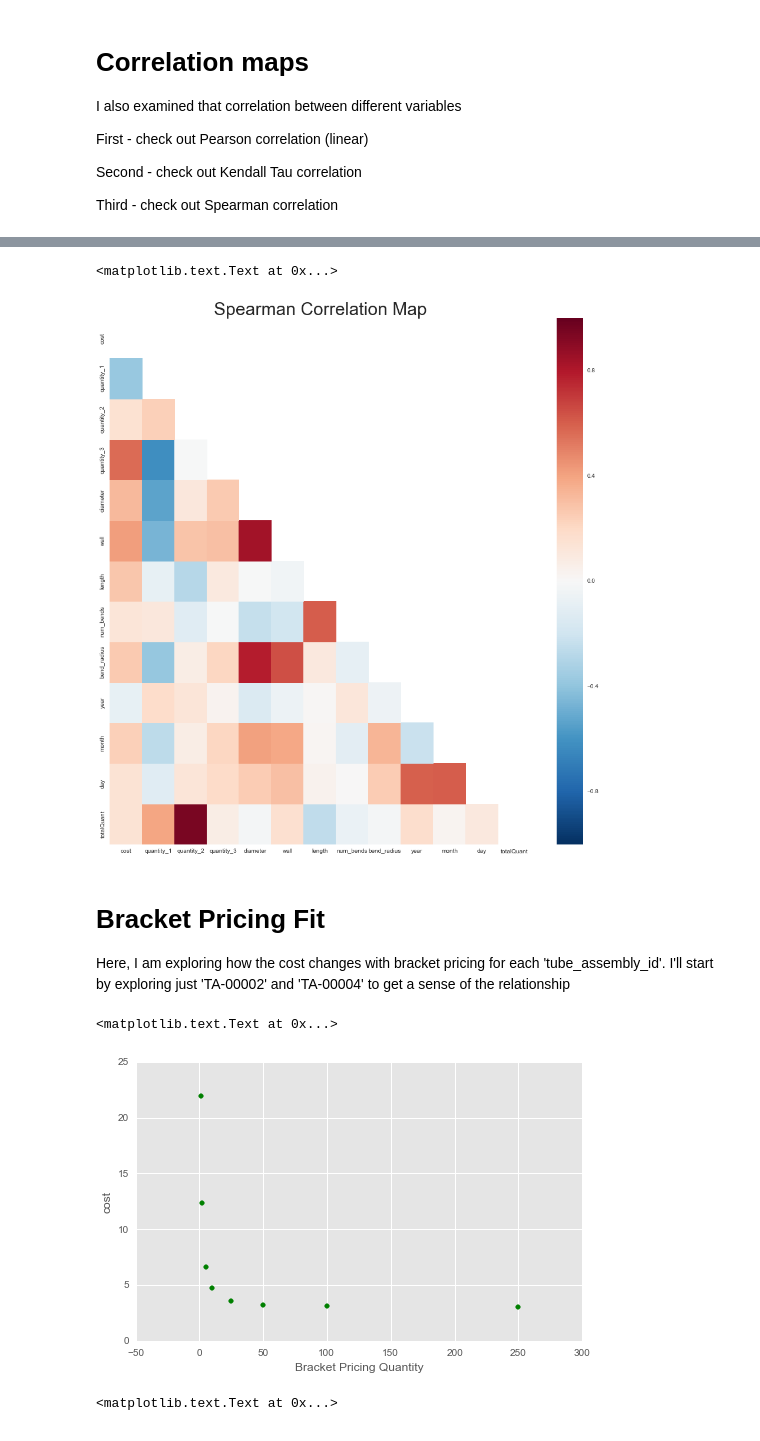
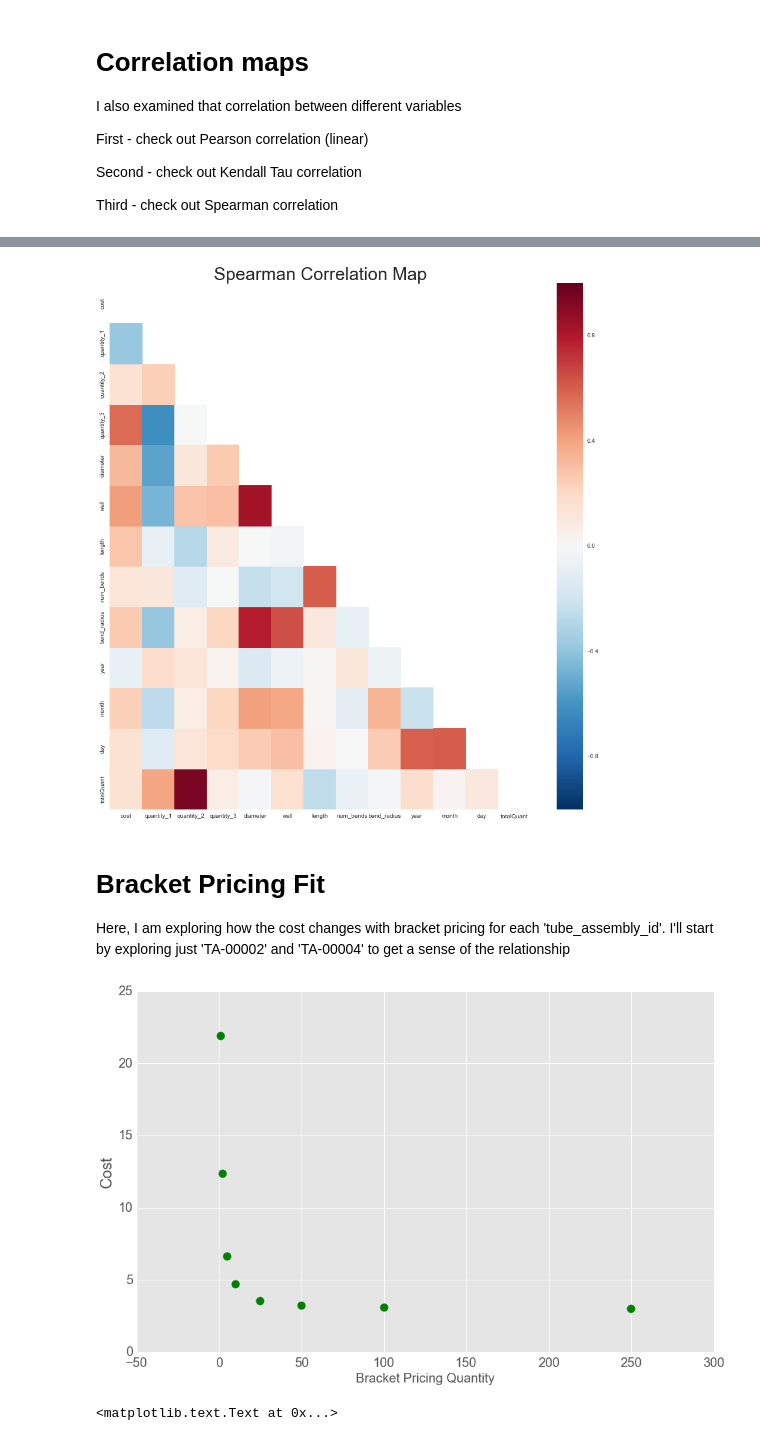
Before and after one commit to ayfu/CDIPS15_TeamCat, a Jupyter notebook: Exploration2_condensed.ipynb, the cells around one changed output, grey strips where cells are left out. Drawn from its saved outputs; the diff is of its cells as text; code cells hidden in the pictures.

```diff
--- a/Exploration2_condensed.ipynb
+++ b/Exploration2_condensed.ipynb
@@ -65,6 +67,7 @@ quant_1[['quantity_1','quantity_2','quantity_3','totalQuant']].head()
 # %% [markdown]
 Most assemblies have 2,3, or 4 parts. Not sure what 0 parts is supposed to mean. Maybe look into that in more detail later.
 # %%
+plt.style.use('ggplot')
 print quant_1['totalQuant'].unique()
 quant_1['totalQuant'].value_counts().plot(kind = 'bar')
 # plt.bar(train3['totalQuant'].unique(),train3['totalQuant'].value_counts())
@@ -78,7 +81,7 @@ plt.ylabel('Frequency')
 No obvious direct connection. There are other orthogonal variables influencing cost more than quantity.
 # %%
 fig, ax = plt.subplots(figsize = (8,5))
-
+plt.style.use('ggplot')
 quantityplot = quant_1[['totalQuant','cost']]
 ax.scatter(quant_1['totalQuant'].values,quant_1['cost'].values, color = 'Purple')
 ax.set_xlabel('total quantity ordered')
@@ -97,6 +100,7 @@ I felt that we should look at the  ['cost','quantity_1','quantity_2','quantity_3
 pairData = quant_1[['cost','quantity_1','quantity_2','quantity_3','diameter','wall','length','num_bends','bend_radius','year','month','day','totalQuant']].copy()
 # %%
 # fig, ax = plt.subplots(figsize = (16,16))
+plt.style.use('ggplot')
 pd.tools.plotting.scatter_matrix(pairData, alpha=0.2, figsize = (16,16))
 plt.tight_layout()
 plt.savefig('scatter_matrix.png')
@@ -145,8 +149,8 @@ sns.set(style="white")
 fig, ax = plt.subplots(figsize=(16, 16))
 sns.heatmap(corrSp, mask=mask, vmax=1)
 plt.title('Spearman Correlation Map',fontdict = {'fontsize': 30})
+plt.savefig('spearman.png')
 # %% [output]
-<matplotlib.text.Text at 0x...>
 [figure]
 # %% [markdown]
 # Bracket Pricing Fit
@@ -158,14 +162,16 @@ ta02_data_quant = ta02.loc[:, ['quantity']]
 ta02_data_cost = ta02.loc[:, 'cost']
 # %%
 plt.style.use('ggplot')
-fig, ax = plt.subplots(figsize = (8,5))
+fig, ax = plt.subplots(figsize = (16,10))
 
-ax.scatter(ta02_data_quant, ta02_data_cost, color='green')
-ax.set_xlabel('Bracket Pricing Quantity')
-ax.set_ylabel('cost')
+ax.scatter(ta02_data_quant, ta02_data_cost, color='green',s = 150)
+ax.set_xlabel('Bracket Pricing Quantity',fontsize = 20)
+ax.set_ylabel('Cost', fontsize = 24)
+ax.tick_params(labelsize =20)
+# ax.set_title('Bracket vs. Cost', fontsize = 32)
+plt.savefig('bracketcost.png')
 # %% [output]
-<matplotlib.text.Text at 0x...>
-[figure, old version]
+[figure, new version]
 # %%
 ta04 = train[train['tube_assembly_id'] == 'TA-00004']
 ta04_data_quant = ta04.loc[:, ['quantity']]
```
Also changed, not shown: parts of 4 cells of this notebook, 27 other files.
